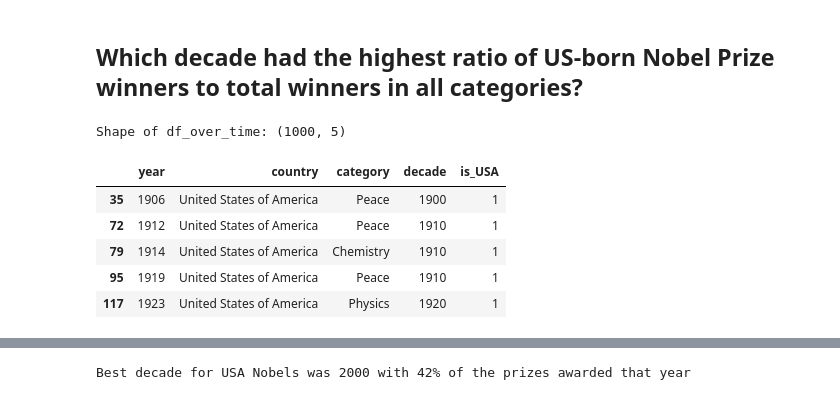
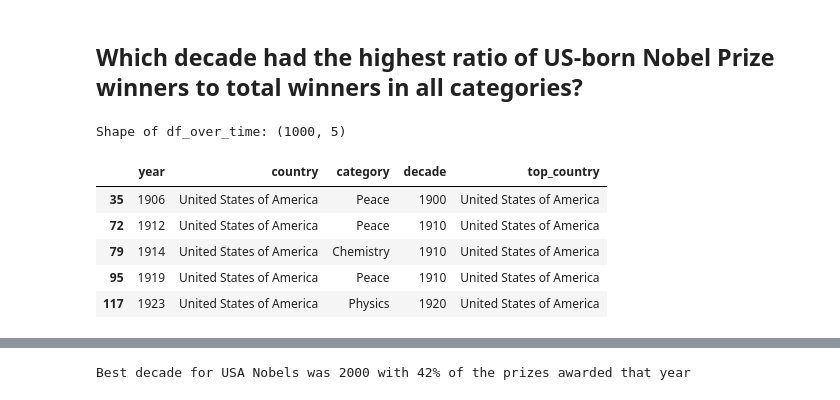
Before and after one commit to MichaelSzczepaniak/DSPortfolio, a Jupyter notebook: Nobel_Winners/NobelWinners.ipynb, the cells around one changed output, grey strips where cells are left out. Saved outputs shown, nothing was run; the diff lists cells and outputs as text; code cells hidden in the pictures.

```diff
--- a/Nobel_Winners/NobelWinners.ipynb
+++ b/Nobel_Winners/NobelWinners.ipynb
@@ -126,21 +126,25 @@ The country with the most Nobel Prizes is : United States of America with 292
 # %%
 # only use columns needed for this section
 df_over_time = df_nobel.loc[:, ["year", "contemporary_country", "category"]]
 df_over_time = df_over_time.sort_values(by=["year", "contemporary_country"])
 # create decade column
 df_over_time['decade'] = df_over_time["year"].astype(str).str[:3] + "0"
 # shorten the country column name
 df_over_time = df_over_time.rename(columns={"contemporary_country": "country"})
-df_over_time['is_USA'] = df_over_time['country'].apply(lambda c: 1 if c == "United States of America" else 0)
+df_over_time['top_country'] = df_over_time['country'].apply(lambda c: c if c in ('United States of America',
+                                                                                 'United Kingdom',
+                                                                                 'Germany',
+                                                                                 'France') else 'Other')
+
 df_over_time.sort_values(by=['year', 'category'], inplace=True)
 print(f"Shape of df_over_time: {df_over_time.shape}\n")
 # check out new is_USA column
 df_over_time.loc[df_over_time['country'] == "United States of America", :].head()
 # %% [output]
 Shape of df_over_time: (1000, 5)
-|  | year | country | category | decade | is_USA |
-| 35 | 1906 | United States of America | Peace | 1900 | 1 |
-| 72 | 1912 | United States of America | Peace | 1910 | 1 |
-| 79 | 1914 | United States of America | Chemistry | 1910 | 1 |
-| 95 | 1919 | United States of America | Peace | 1910 | 1 |
-| 117 | 1923 | United States of America | Physics | 1920 | 1 |
+|  | year | country | category | decade | top_country |
+| 35 | 1906 | United States of America | Peace | 1900 | United States of America |
+| 72 | 1912 | United States of America | Peace | 1910 | United States of America |
+| 79 | 1914 | United States of America | Chemistry | 1910 | United States of America |
+| 95 | 1919 | United States of America | Peace | 1910 | United States of America |
+| 117 | 1923 | United States of America | Physics | 1920 | United States of America |
```
Also changed, not shown: parts of 7 cells of this notebook.
